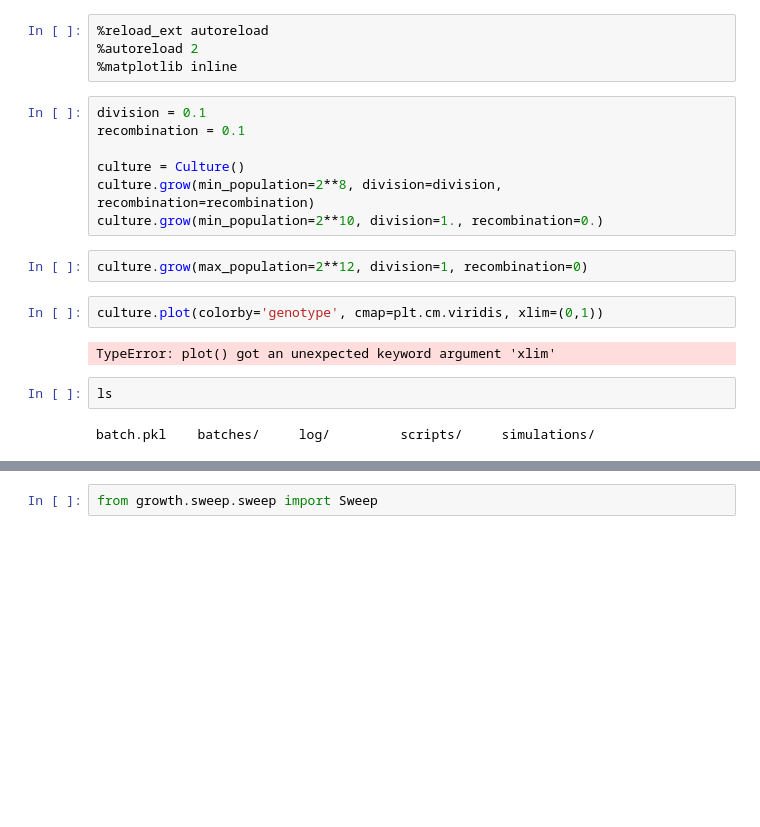
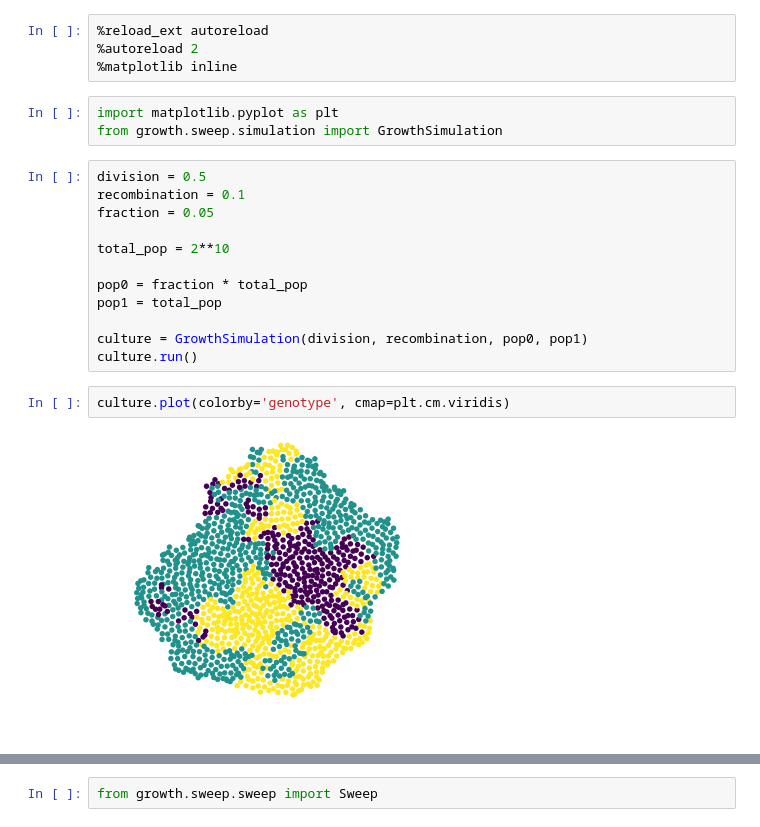
Before and after one commit to sbernasek/growth, a Jupyter notebook: notebooks/development.ipynb, the cells around one changed output, grey strips where cells are left out. Drawn from its saved outputs; the diff is of its cells as text; blank space fills up the shorter version.

```diff
--- a/notebooks/development.ipynb
+++ b/notebooks/development.ipynb
@@ -2,20 +2,22 @@
 %reload_ext autoreload
 %autoreload 2
 %matplotlib inline
-# %%
-division = 0.1
-recombination = 0.1
-
-culture = Culture()
-culture.grow(min_population=2**8, division=division, recombination=recombination)
-culture.grow(min_population=2**10, division=1., recombination=0.)
-# %%
-culture.grow(max_population=2**12, division=1, recombination=0)
+# %%
+import matplotlib.pyplot as plt
+from growth.sweep.simulation import GrowthSimulation
+# %%
+division = 0.5
+recombination = 0.1
+fraction = 0.05
+
+total_pop = 2**10
+
+pop0 = fraction * total_pop
+pop1 = total_pop
+
+culture = GrowthSimulation(division, recombination, pop0, pop1)
+culture.run()
 # %%
-culture.plot(colorby='genotype', cmap=plt.cm.viridis, xlim=(0,1))
+culture.plot(colorby='genotype', cmap=plt.cm.viridis)
 # %% [output]
-TypeError: plot() got an unexpected keyword argument 'xlim'
+[figure, added]
-# %%
-ls
-# %% [output]
-batch.pkl    batches/     log/         scripts/     simulations/
```
Also changed, not shown: parts of 2 cells of this notebook, 6 other files.
